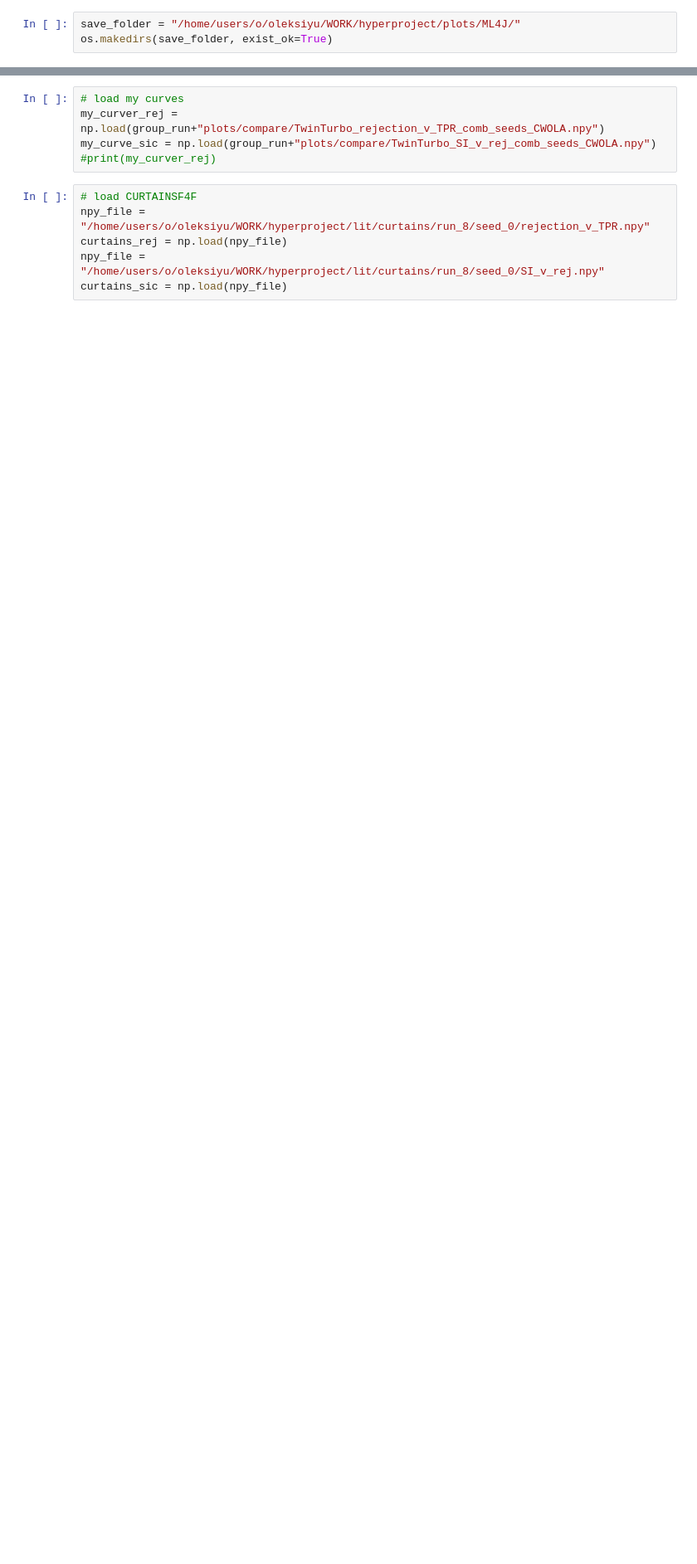
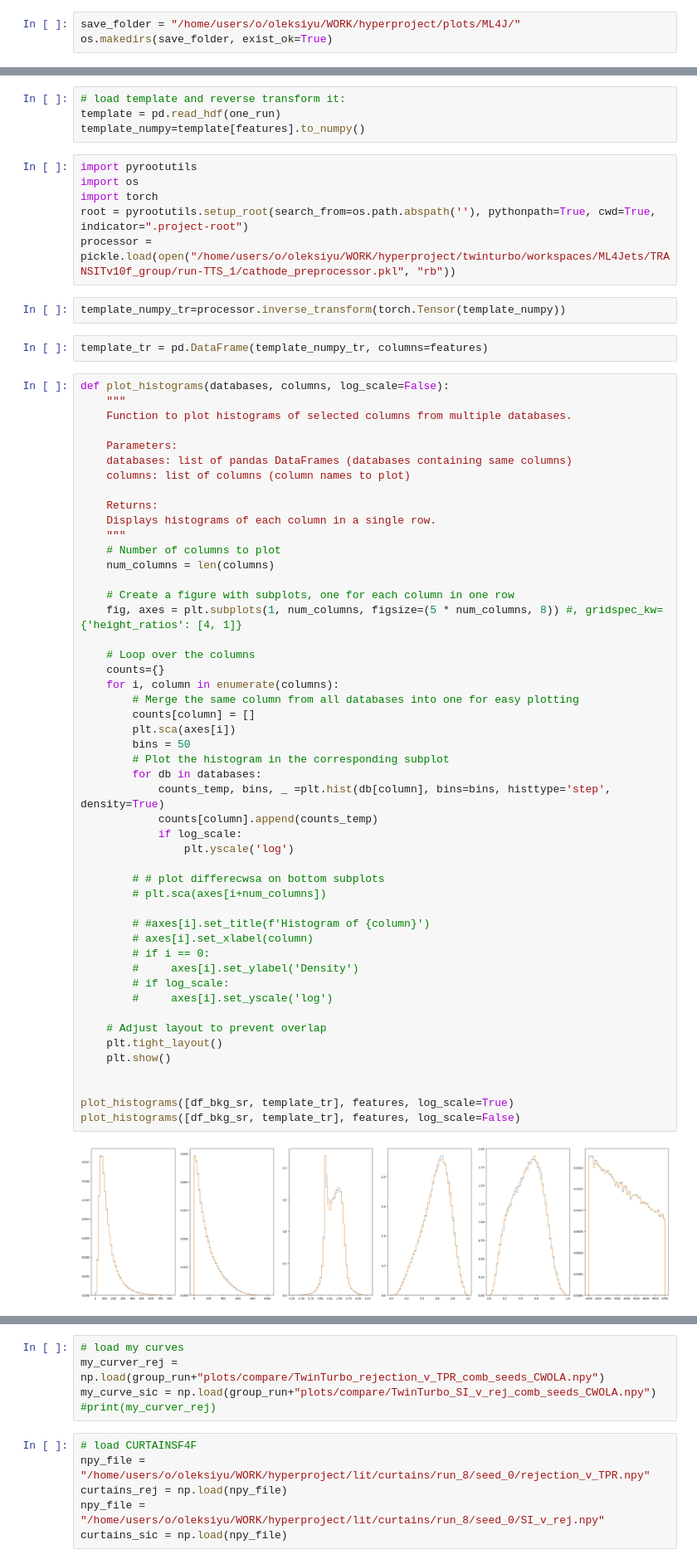
Before and after one commit to IvanOleksiyuk/transit-hep, a Jupyter notebook: twinturbo/scripts/final_plotsML4J.ipynb, the cells around one changed output, grey strips where cells are left out. Shown: that part at 83% size. Cells and saved outputs as stored; diff of their text form; blank space fills up the shorter version.

```diff
--- a/twinturbo/scripts/final_plotsML4J.ipynb
+++ b/twinturbo/scripts/final_plotsML4J.ipynb
@@ -46,0 +39,65 @@ plt.hist(mjjs_sig, bins=100, range=(0, 5000), histtype='step', label='Signal', c
+# %%
+# load template and reverse transform it:
+template = pd.read_hdf(one_run)
+template_numpy=template[features].to_numpy()
+# %%
+import pyrootutils
+import os
+import torch
+root = pyrootutils.setup_root(search_from=os.path.abspath(''), pythonpath=True, cwd=True, indicator=".project-root")
+processor = pickle.load(open("/home/users/o/oleksiyu/WORK/hyperproject/twinturbo/workspaces/ML4Jets/TRANSITv10f_group/run-TTS_1/cathode_preprocessor.pkl", "rb"))
+# %%
+template_numpy_tr=processor.inverse_transform(torch.Tensor(template_numpy))
+# %%
+template_tr = pd.DataFrame(template_numpy_tr, columns=features)
+# %%
+def plot_histograms(databases, columns, log_scale=False):
+    """
+    Function to plot histograms of selected columns from multiple databases.
+
+    Parameters:
+    databases: list of pandas DataFrames (databases containing same columns)
+    columns: list of columns (column names to plot)
+
+    Returns:
+    Displays histograms of each column in a single row.
+    """
+    # Number of columns to plot
+    num_columns = len(columns)
+
+    # Create a figure with subplots, one for each column in one row
+    fig, axes = plt.subplots(1, num_columns, figsize=(5 * num_columns, 8)) #, gridspec_kw={'height_ratios': [4, 1]}
+
+    # Loop over the columns
+    counts={}
+    for i, column in enumerate(columns):
+        # Merge the same column from all databases into one for easy plotting
+        counts[column] = []
+        plt.sca(axes[i])
+        bins = 50
+        # Plot the histogram in the corresponding subplot
+        for db in databases:
+            counts_temp, bins, _ =plt.hist(db[column], bins=bins, histtype='step', density=True)
+            counts[column].append(counts_temp)
+            if log_scale:
+                plt.yscale('log')
+
+        # # plot differecwsa on bottom subplots
+        # plt.sca(axes[i+num_columns])
+
+        # #axes[i].set_title(f'Histogram of {column}')
+        # axes[i].set_xlabel(column)
+        # if i == 0:
+        #     axes[i].set_ylabel('Density')
+        # if log_scale:
+        #     axes[i].set_yscale('log')
+
+    # Adjust layout to prevent overlap
+    plt.tight_layout()
+    plt.show()
+
+
+plot_histograms([df_bkg_sr, template_tr], features, log_scale=True)
+plot_histograms([df_bkg_sr, template_tr], features, log_scale=False)
+# %% [output]
+[figure, added]
```
Also changed, not shown: parts of 14 cells of this notebook, 19 other files.
